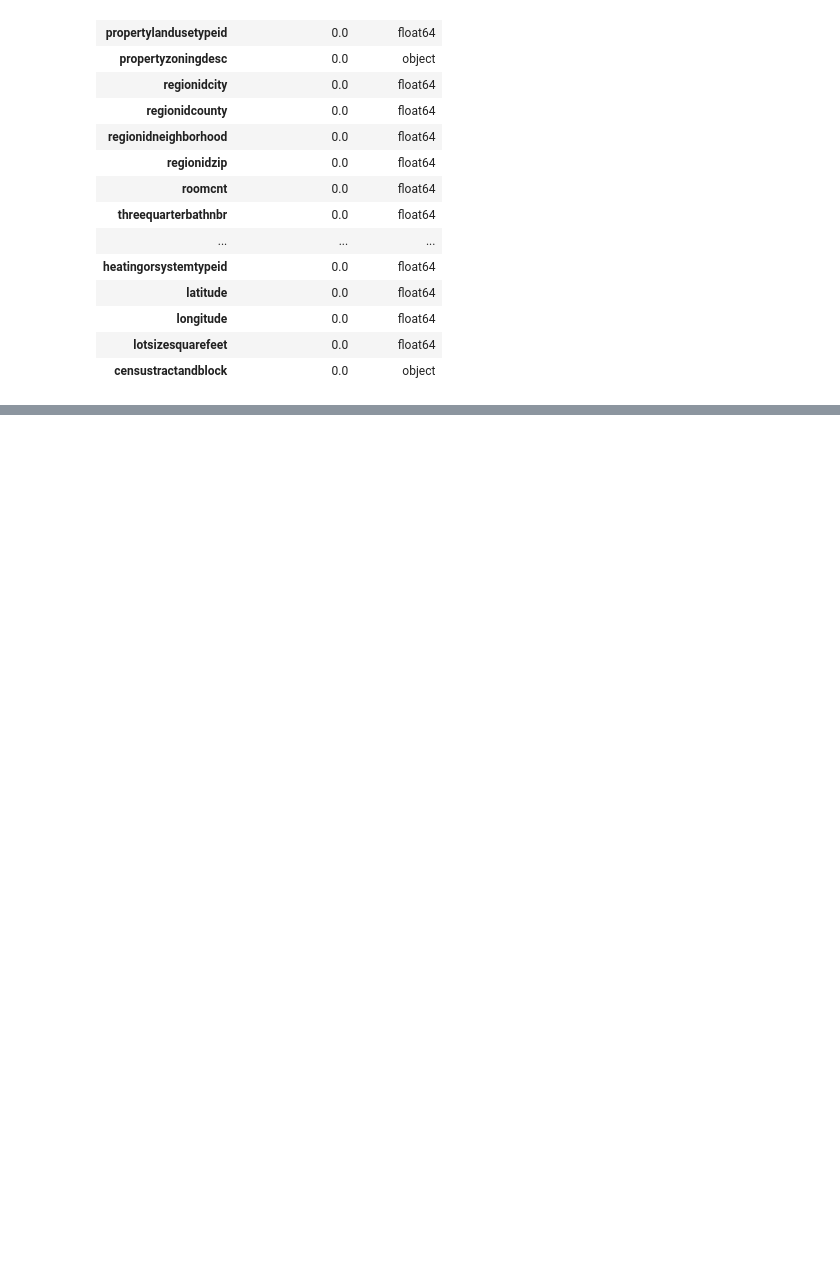
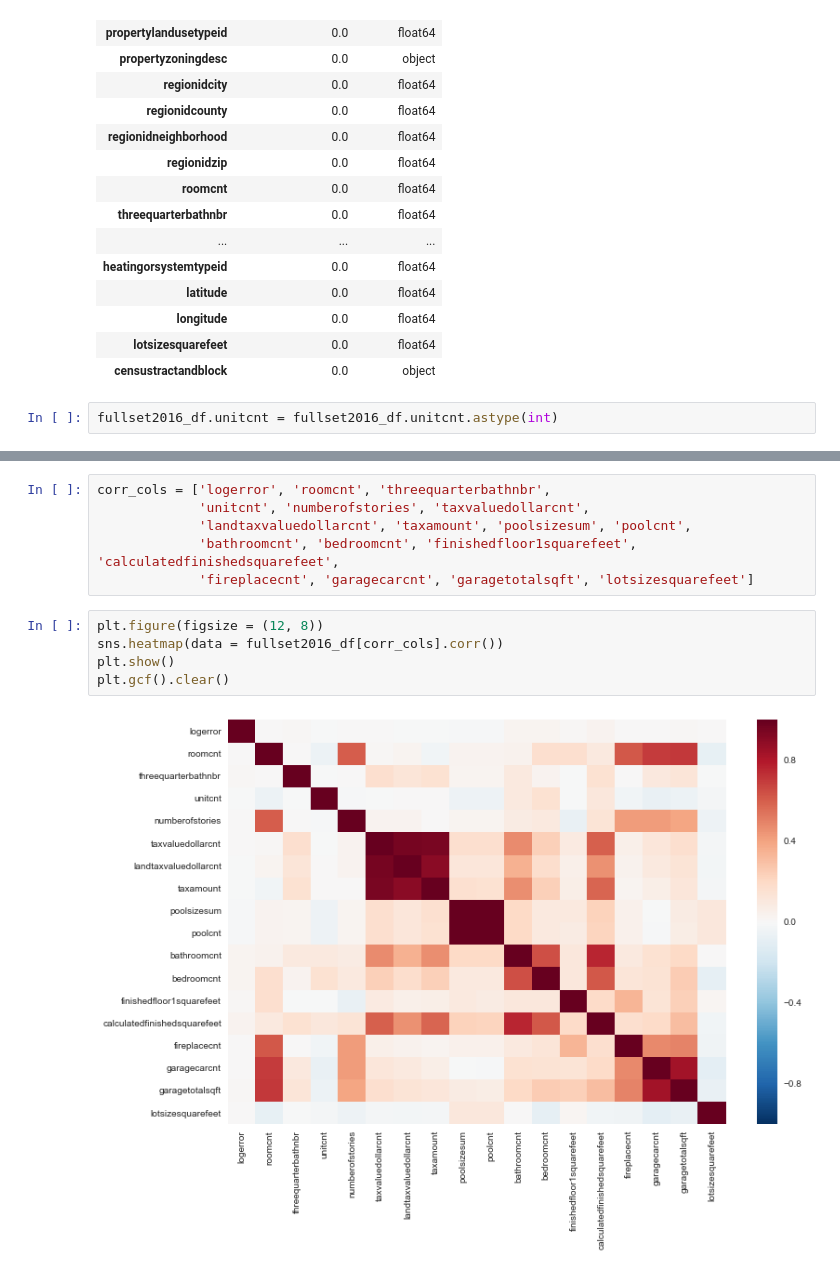
Before and after one commit to yfleung/springboard_datascience, a Jupyter notebook: Springboard Capstone Project1 - Zestimate log error prediction.ipynb, the cells around one changed output, grey strips where cells are left out. Saved outputs shown, nothing was run; the diff lists cells and outputs as text; blank space fills up the shorter version.

```diff
--- a/Springboard Capstone Project1 - Zestimate log error prediction.ipynb
+++ b/Springboard Capstone Project1 - Zestimate log error prediction.ipynb
@@ -593,3 +611,5 @@ column_analysis_df
 | longitude | 0.0 | float64 |
 | lotsizesquarefeet | 0.0 | float64 |
 | censustractandblock | 0.0 | object |
+# %%
+fullset2016_df.unitcnt = fullset2016_df.unitcnt.astype(int)
@@ -595,0 +637,13 @@ column_analysis_df
+# %%
+corr_cols = ['logerror', 'roomcnt', 'threequarterbathnbr',
+             'unitcnt', 'numberofstories', 'taxvaluedollarcnt',
+             'landtaxvaluedollarcnt', 'taxamount', 'poolsizesum', 'poolcnt',
+             'bathroomcnt', 'bedroomcnt', 'finishedfloor1squarefeet', 'calculatedfinishedsquarefeet',
+             'fireplacecnt', 'garagecarcnt', 'garagetotalsqft', 'lotsizesquarefeet']
+# %%
+plt.figure(figsize = (12, 8))
+sns.heatmap(data = fullset2016_df[corr_cols].corr())
+plt.show()
+plt.gcf().clear()
+# %% [output]
+[figure, added]
```
Also changed, not shown: parts of 9 cells of this notebook.
